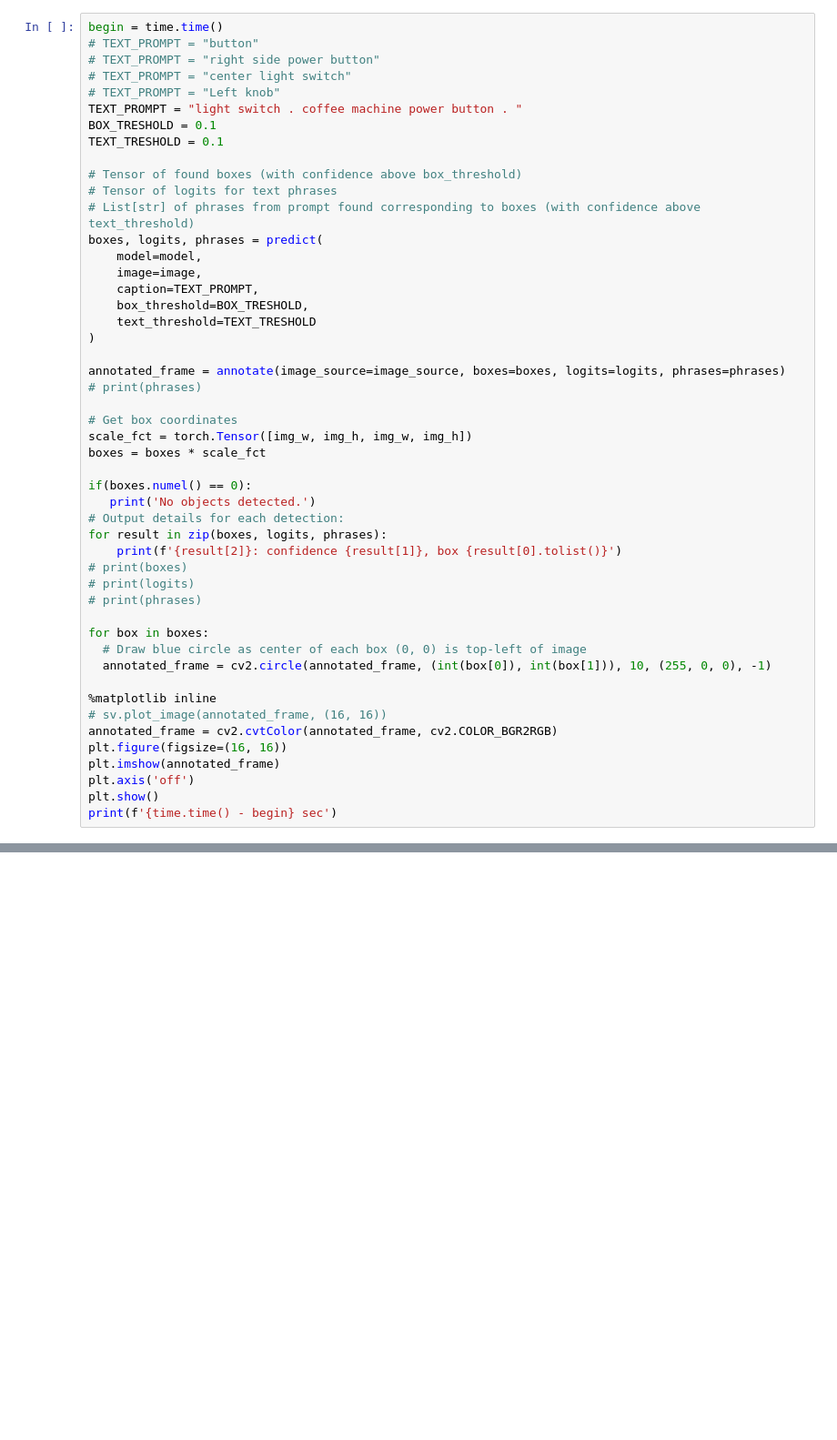
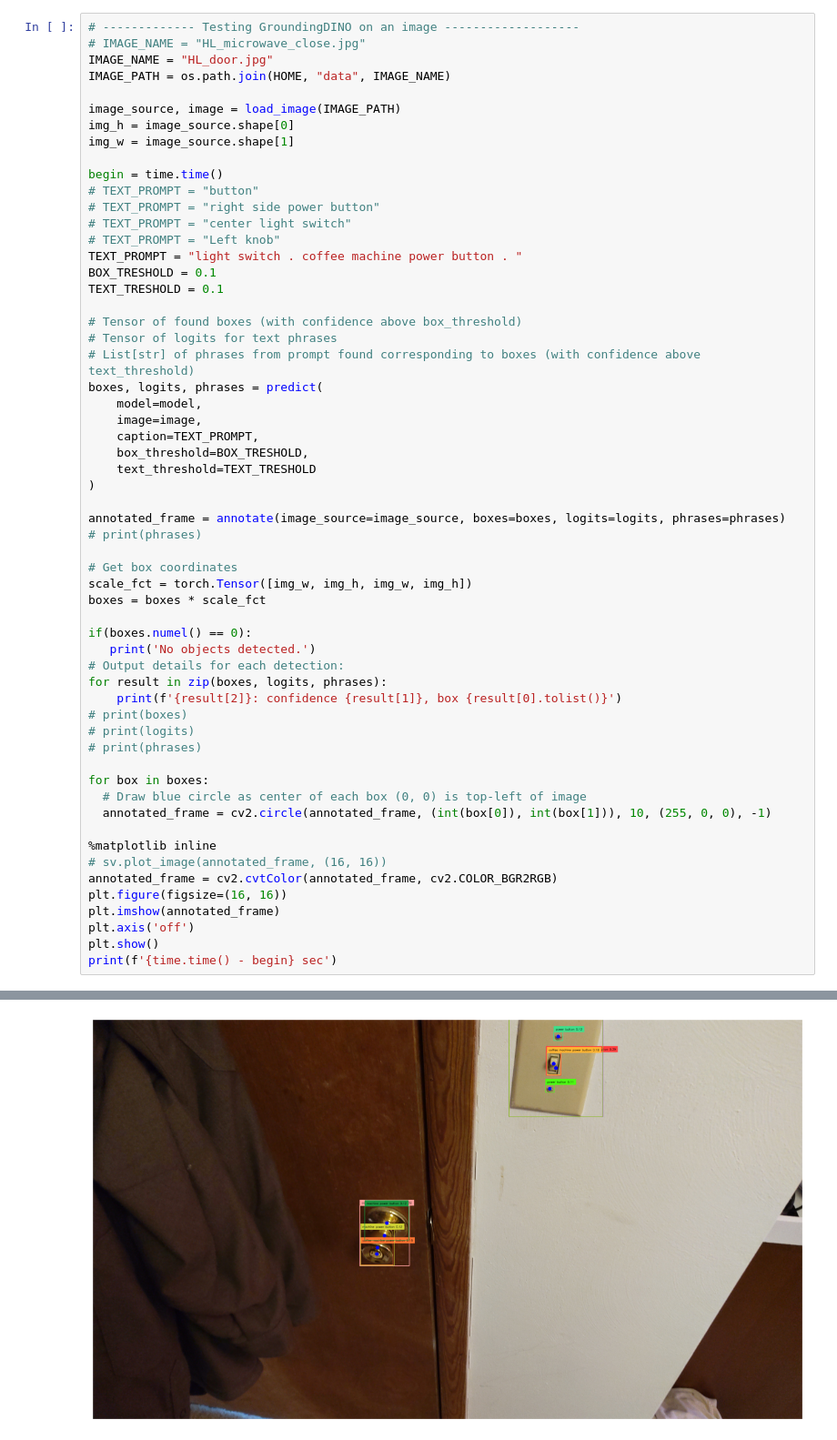
Before and after one commit to DstoverVT/General-Purpose-AR-Task-Guidance, a Jupyter notebook: object_detection_scripts/GroundingDINO_HL_research.ipynb, the cells around one changed output, grey strips where cells are left out. Shown at 91% size. Cells and saved outputs as stored; diff of their text form; blank space fills up the shorter version.

```diff
--- a/object_detection_scripts/GroundingDINO_HL_research.ipynb
+++ b/object_detection_scripts/GroundingDINO_HL_research.ipynb
@@ -96,4 +74,13 @@ img_w = image_source.shape[1]
 # %%
+# ------------- Testing GroundingDINO on an image -------------------
+# IMAGE_NAME = "HL_microwave_close.jpg"
+IMAGE_NAME = "HL_door.jpg"
+IMAGE_PATH = os.path.join(HOME, "data", IMAGE_NAME)
+
+image_source, image = load_image(IMAGE_PATH)
+img_h = image_source.shape[0]
+img_w = image_source.shape[1]
+
 begin = time.time()
 # TEXT_PROMPT = "button"
 # TEXT_PROMPT = "right side power button"
@@ -146,0 +143 @@ NameError: name '_C' is not defined
+[figure, added]
```
Also changed, not shown: parts of 20 cells of this notebook, 5 other files.
